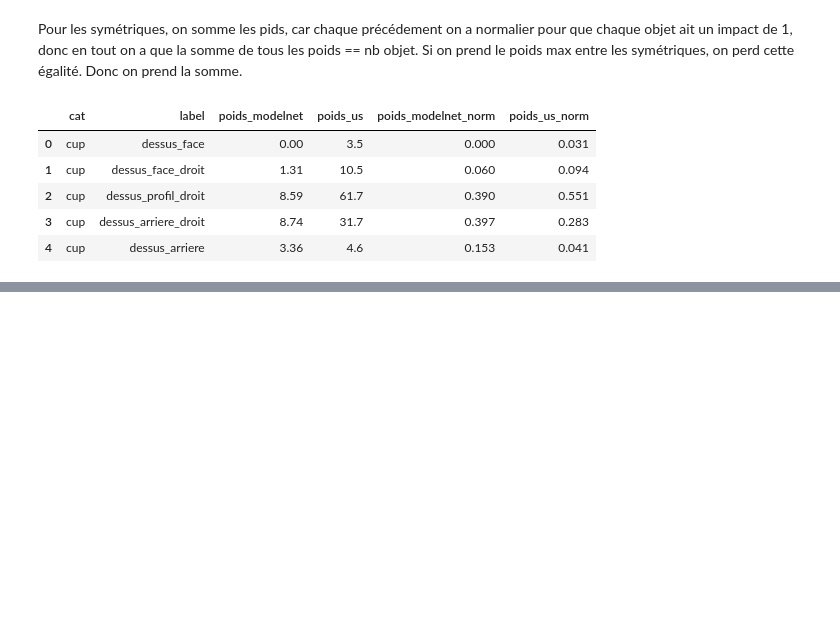
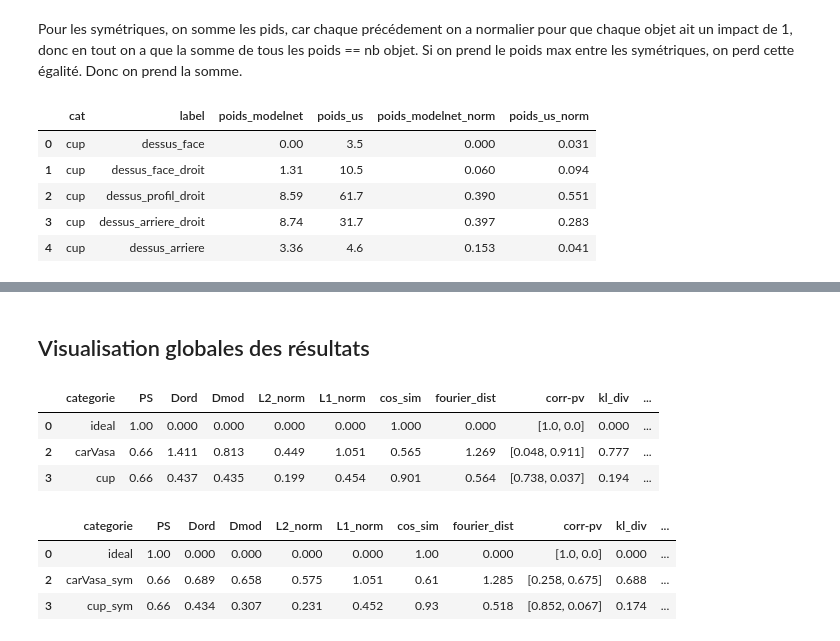
Before and after one commit to PelissierCombescure/Code, a Jupyter notebook: Comparaison-User-study/comparaison_user_study.ipynb, the cells around one changed output, grey strips where cells are left out. Saved outputs shown, nothing was run; the diff lists cells and outputs as text; code cells hidden in the pictures; blank space fills up the shorter version.

```diff
--- a/Comparaison-User-study/comparaison_user_study.ipynb
+++ b/Comparaison-User-study/comparaison_user_study.ipynb
@@ -494,0 +439,16 @@ df_metriques_sym
+# %% [markdown]
+## Visualisation globales des résultats
+# %%
+df_metriques
+# %% [output]
+|  | categorie | PS | Dord | Dmod | L2_norm | L1_norm | cos_sim | fourier_dist | corr-pv | kl_div | ... |
+| 0 | ideal | 1.00 | 0.000 | 0.000 | 0.000 | 0.000 | 1.000 | 0.000 | [1.0, 0.0] | 0.000 | ... |
+| 2 | carVasa | 0.66 | 1.411 | 0.813 | 0.449 | 1.051 | 0.565 | 1.269 | [0.048, 0.911] | 0.777 | ... |
+| 3 | cup | 0.66 | 0.437 | 0.435 | 0.199 | 0.454 | 0.901 | 0.564 | [0.738, 0.037] | 0.194 | ... |
+# %%
+ df_metriques_sym
+# %% [output]
+|  | categorie | PS | Dord | Dmod | L2_norm | L1_norm | cos_sim | fourier_dist | corr-pv | kl_div | ... |
+| 0 | ideal | 1.00 | 0.000 | 0.000 | 0.000 | 0.000 | 1.00 | 0.000 | [1.0, 0.0] | 0.000 | ... |
+| 2 | carVasa_sym | 0.66 | 0.689 | 0.658 | 0.575 | 1.051 | 0.61 | 1.285 | [0.258, 0.675] | 0.688 | ... |
+| 3 | cup_sym | 0.66 | 0.434 | 0.307 | 0.231 | 0.452 | 0.93 | 0.518 | [0.852, 0.067] | 0.174 | ... |
```
Also changed, not shown: parts of 5 cells of this notebook, 4 other files.
